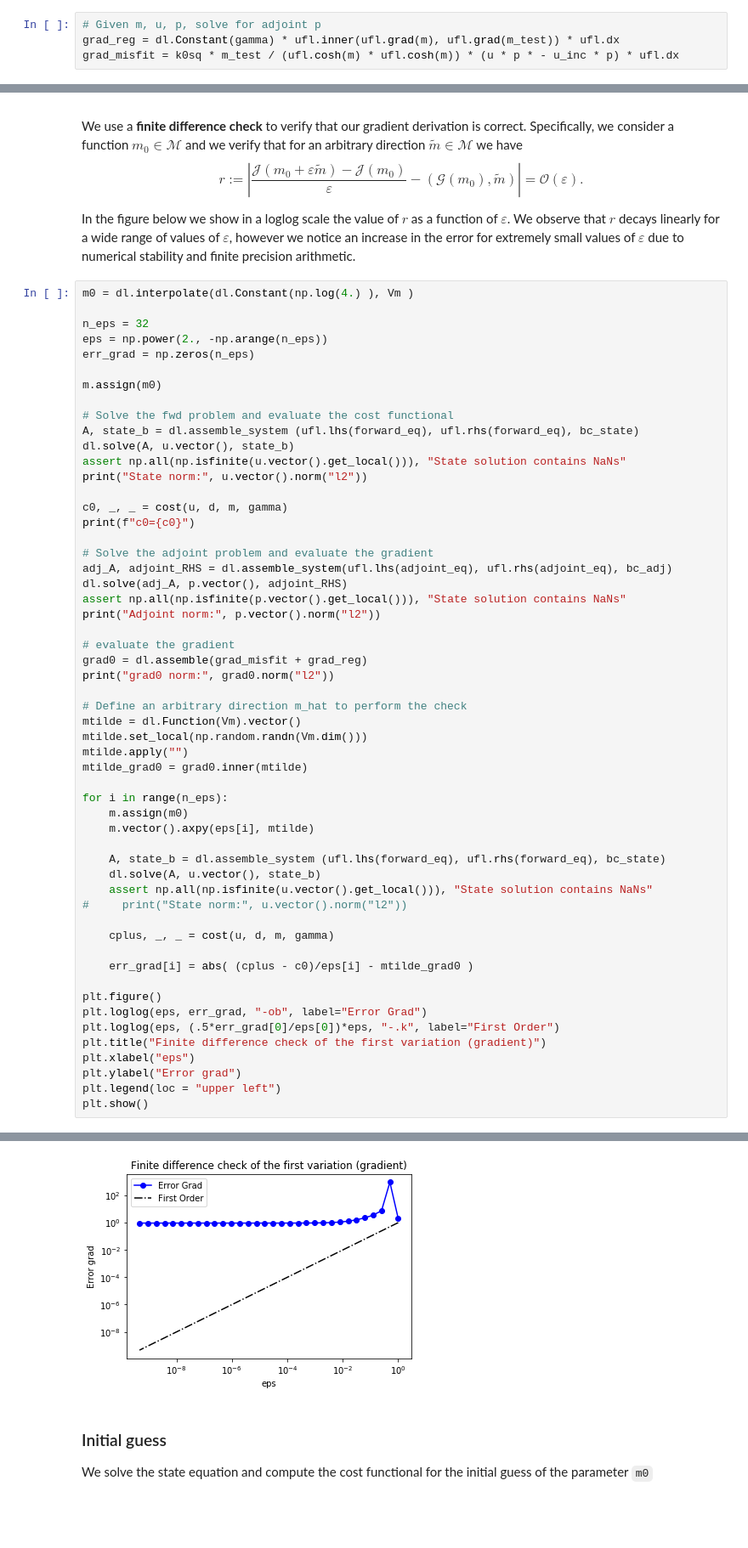
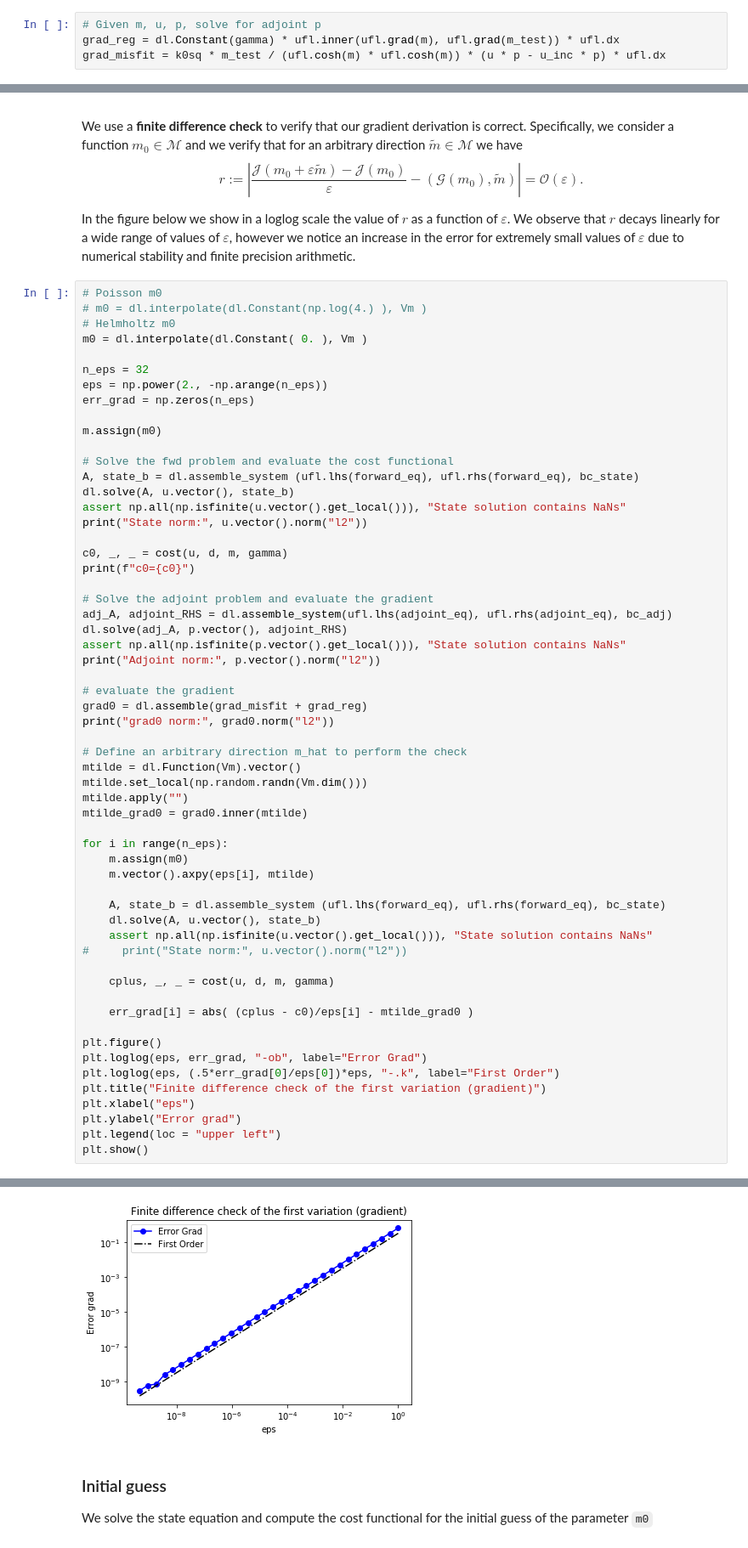
Before and after one commit to kurtostfeld/CSE393P, a Jupyter notebook: a4-problem-ii.ipynb, the cells around one changed output, grey strips where cells are left out. Shown at 85% size. Saved outputs shown, nothing was run; the diff lists cells and outputs as text; blank space fills up the shorter version.

```diff
--- a/a4-problem-ii.ipynb
+++ b/a4-problem-ii.ipynb
@@ -232,7 +232,7 @@ The first variation of the Lagrangian with respect to $m$ gives us the weak form
 # %%
 # Given m, u, p, solve for adjoint p
 grad_reg = dl.Constant(gamma) * ufl.inner(ufl.grad(m), ufl.grad(m_test)) * ufl.dx
-grad_misfit = k0sq * m_test / (ufl.cosh(m) * ufl.cosh(m)) * (u * p * - u_inc * p) * ufl.dx
+grad_misfit = k0sq * m_test / (ufl.cosh(m) * ufl.cosh(m)) * (u * p - u_inc * p) * ufl.dx
 # %% [markdown]
 ### Finite difference check of the gradient
 
@@ -242,7 +242,10 @@ $$ r := \left| \frac{ \mathcal{J}(m_0 + \varepsilon \tilde{m}) - \mathcal{J}(m_0
 
 In the figure below we show in a loglog scale the value of $r$ as a function of $\varepsilon$. We observe that $r$ decays linearly for a wide range of values of $\varepsilon$, however we notice an increase in the error for extremely small values of $\varepsilon$ due to numerical stability and finite precision arithmetic.
 # %%
-m0 = dl.interpolate(dl.Constant(np.log(4.) ), Vm )
+# Poisson m0
+# m0 = dl.interpolate(dl.Constant(np.log(4.) ), Vm )
+# Helmholtz m0
+m0 = dl.interpolate(dl.Constant( 0. ), Vm )
 
 n_eps = 32
 eps = np.power(2., -np.arange(n_eps))
@@ -304,4 +307,4 @@ grad0 norm: 1.2298656702112027
-[figure, old version]
+[figure, new version]
 # %% [markdown]
 ### Initial guess
 
```
Also changed, not shown: parts of 3 cells of this notebook.
